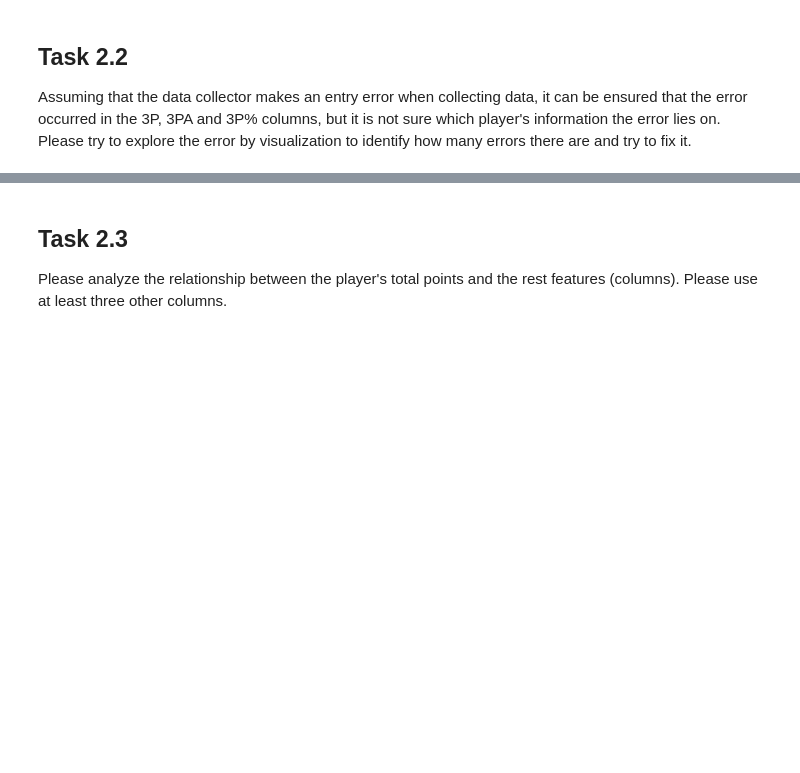
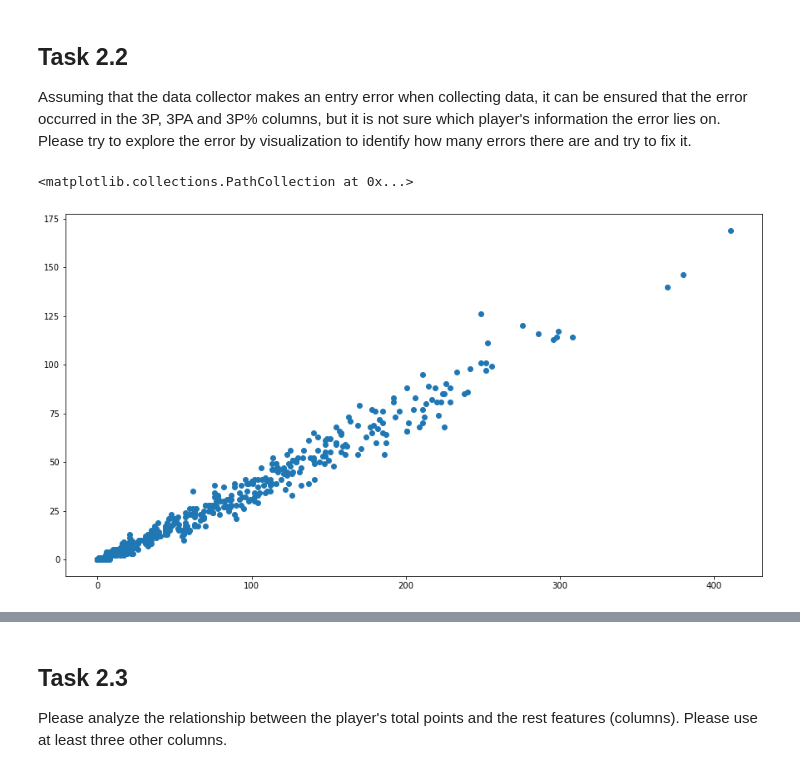
Before and after one commit to SyedKabir-dataWorm/DataCleaning_DataExploration_StatisticalAnalysis, a Jupyter notebook: project_data_exploration.ipynb, the cells around one changed output, grey strips where cells are left out. Drawn from its saved outputs; the diff is of its cells as text; code cells hidden in the pictures; blank space fills up the shorter version.

```diff
--- a/project_data_exploration.ipynb
+++ b/project_data_exploration.ipynb
@@ -20,0 +178,5 @@ Please replace XXXXX with your dataframe variable.
+# %%
+# ROVING WHITE-SPACE AND CONVERTING TO UPPER CASE
+positionList=['PF', 'PG', 'C', 'SG', 'SF', 'PG-SG', 'SF-PF'] # allowable positions
+clean_nbaPlayers['Pos']=pd.Series(clean_nbaPlayers['Pos'].str.strip())
+clean_nbaPlayers['Pos']=pd.Series(clean_nbaPlayers['Pos'].str.upper())
@@ -20,0 +187,4 @@ Please replace XXXXX with your dataframe variable.
+# %%
+clean_nbaPlayers.loc[clean_nbaPlayers.Pos.isin(['SGA']),'Pos']='SG'
+clean_nbaPlayers.loc[clean_nbaPlayers.Pos.isin(['SF.']),'Pos']='SF'
+clean_nbaPlayers.loc[clean_nbaPlayers.Pos.isin(['PFA']),'Pos']='PF'
@@ -20,0 +235,5 @@ Please replace XXXXX with your dataframe variable.
+# %%
+# Cleaning white-space'Tm' variable
+clean_nbaPlayers['Tm']=pd.Series(clean_nbaPlayers['Tm'].str.strip())
+clean_nbaPlayers['Tm']=pd.Series(clean_nbaPlayers['Tm'].str.upper())
+clean_nbaPlayers.loc[clean_nbaPlayers.Tm.isin(['H0U']),'Tm']='HOU'
@@ -20,0 +278,7 @@ Please replace XXXXX with your dataframe variable.
+# %%
+# Using the compostion revealed in task 2.1,
+# the corrected values of PTS for Rk2 and Rk5 is calculated and placed in the data-set.
+clean_nbaPlayers['PTS'][2]= 3*clean_nbaPlayers['3P'][2]+ 2* clean_nbaPlayers['2P'][2]+clean_nbaPlayers['FT'][2]
+clean_nbaPlayers['PTS'][5]= 3*clean_nbaPlayers['3P'][5]+ 2* clean_nbaPlayers['2P'][5]+clean_nbaPlayers['FT'][5]
+
+clean_nbaPlayers['PTS'].head(10)
@@ -32,0 +356,7 @@ Assuming that the data collector makes an entry error when collecting data, it c
+# %%
+#searching any 3P value getter than 3PA
+plt.rcParams["figure.figsize"]=15,8
+plt.scatter(clean_nbaPlayers['3PA'], clean_nbaPlayers['3P'])
+# %% [output]
+<matplotlib.collections.PathCollection at 0x...>
+[figure, added]
```
Also changed, not shown: parts of 56 cells of this notebook.
